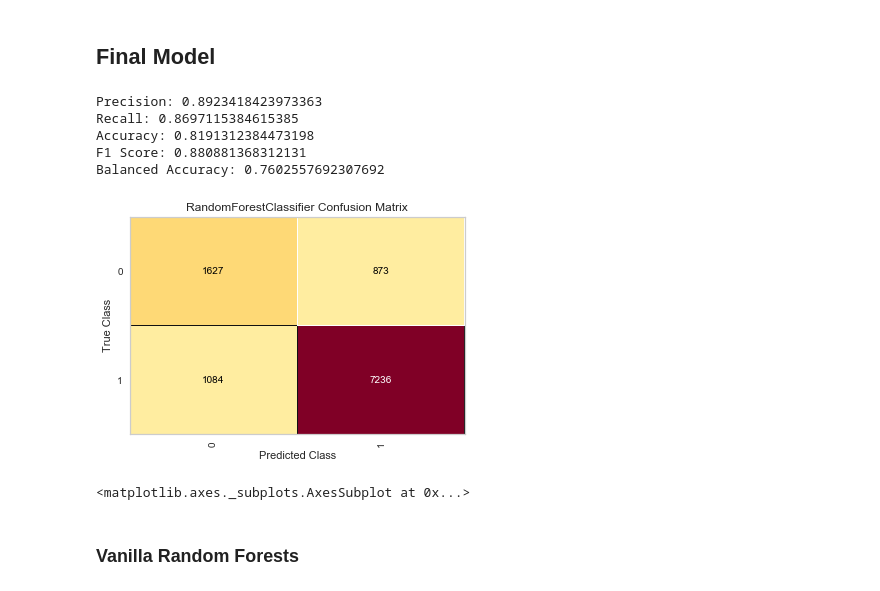
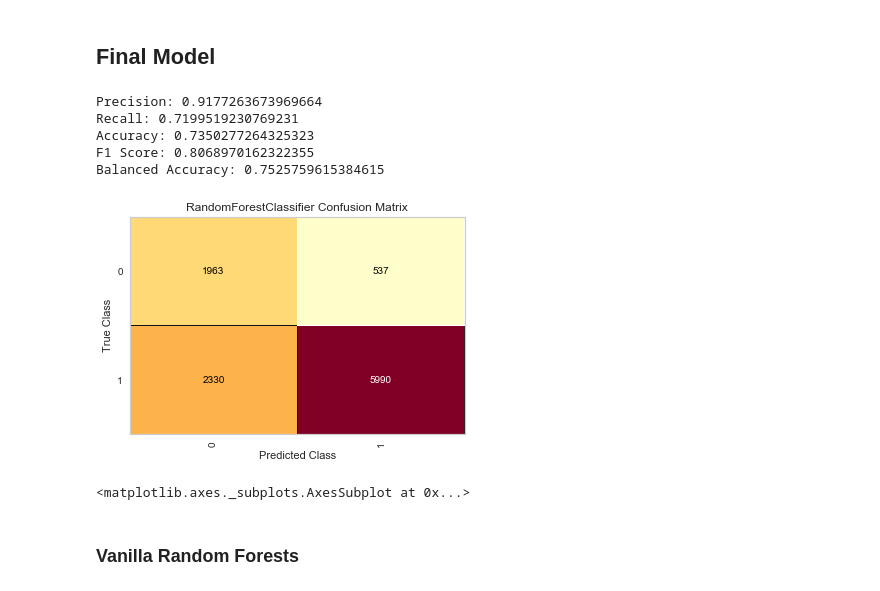
Before and after one commit to BudBernhard/DeepSolarAnalysis, a Jupyter notebook: EDA_Notebooks/EDA_Allison.ipynb, the cells around one changed output. Drawn from its saved outputs; the diff is of its cells as text; code cells hidden in the pictures.

```diff
--- a/EDA_Notebooks/EDA_Allison.ipynb
+++ b/EDA_Notebooks/EDA_Allison.ipynb
@@ -203,7 +203,7 @@ F1 Score: 0.8187785955838471
 # %%
 # with oversampling
 # %%
-rf = RandomForestClassifier(max_features = 'sqrt', min_samples_leaf = 5, n_estimators = 50)
+rf = RandomForestClassifier(max_features = 'sqrt', max_depth = 5, min_samples_leaf = 5, n_estimators = 50)
 rf.fit(X_train, y_train)
 y_pred = rf.predict(X_test)
 # %%
@@ -213,17 +213,17 @@ print("Accuracy: {}".format(accuracy_score(y_test, y_pred)))
 print("F1 Score: {}".format(f1_score(y_test, y_pred)))
 print("Balanced Accuracy: {}".format(balanced_accuracy_score(y_test, y_pred)))
 # %% [output]
-Precision: 0.8923418423973363
-Recall: 0.8697115384615385
-Accuracy: 0.8191312384473198
-F1 Score: 0.880881368312131
-Balanced Accuracy: 0.7602557692307692
+Precision: 0.9177263673969664
+Recall: 0.7199519230769231
+Accuracy: 0.7350277264325323
+F1 Score: 0.8068970162322355
+Balanced Accuracy: 0.7525759615384615
 # %%
-cm = ConfusionMatrix(rf)b
+cm = ConfusionMatrix(rf)
 cm.score(X_test, y_test)
 cm.poof()
 # %% [output]
-[figure, old version]
+[figure, new version]
 <matplotlib.axes._subplots.AxesSubplot at 0x...>
 # %% [markdown]
 ### Vanilla Random Forests
```
Also changed, not shown: parts of 28 cells of this notebook, 1 other file.
